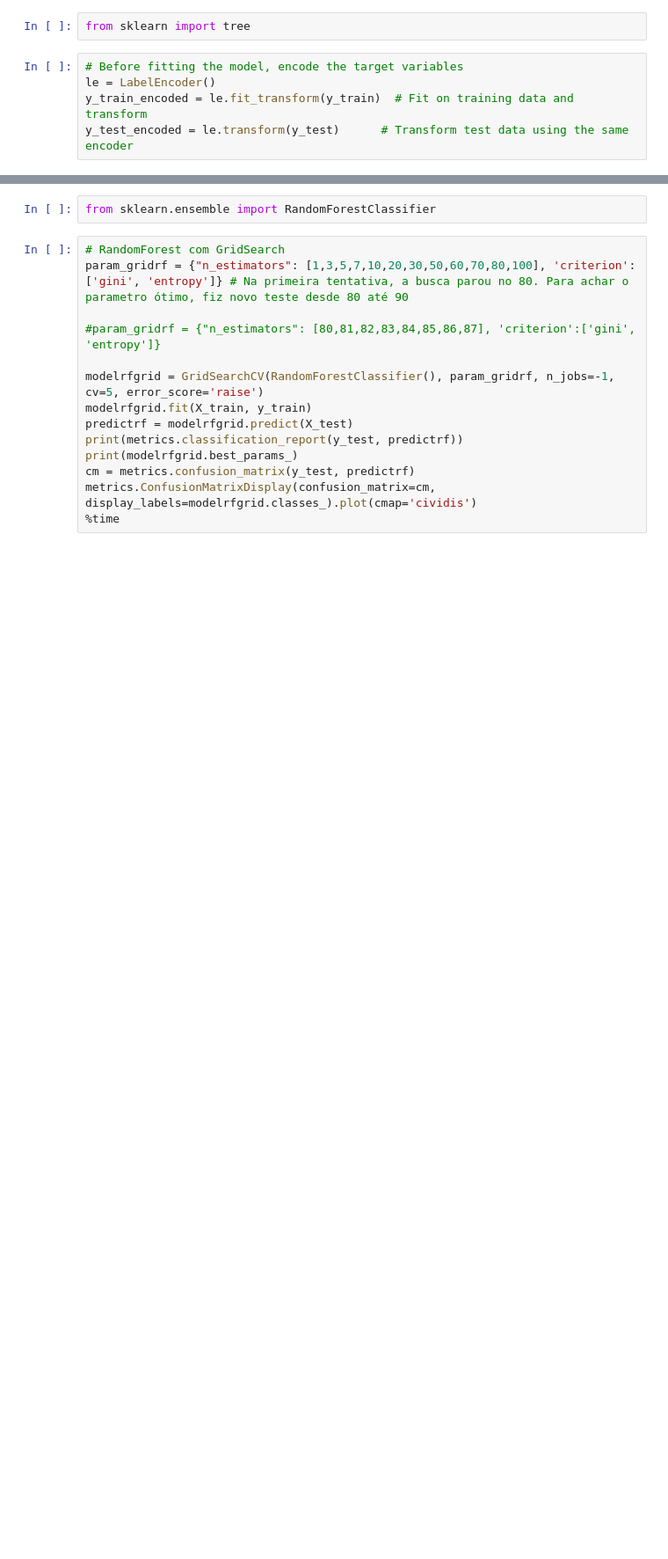
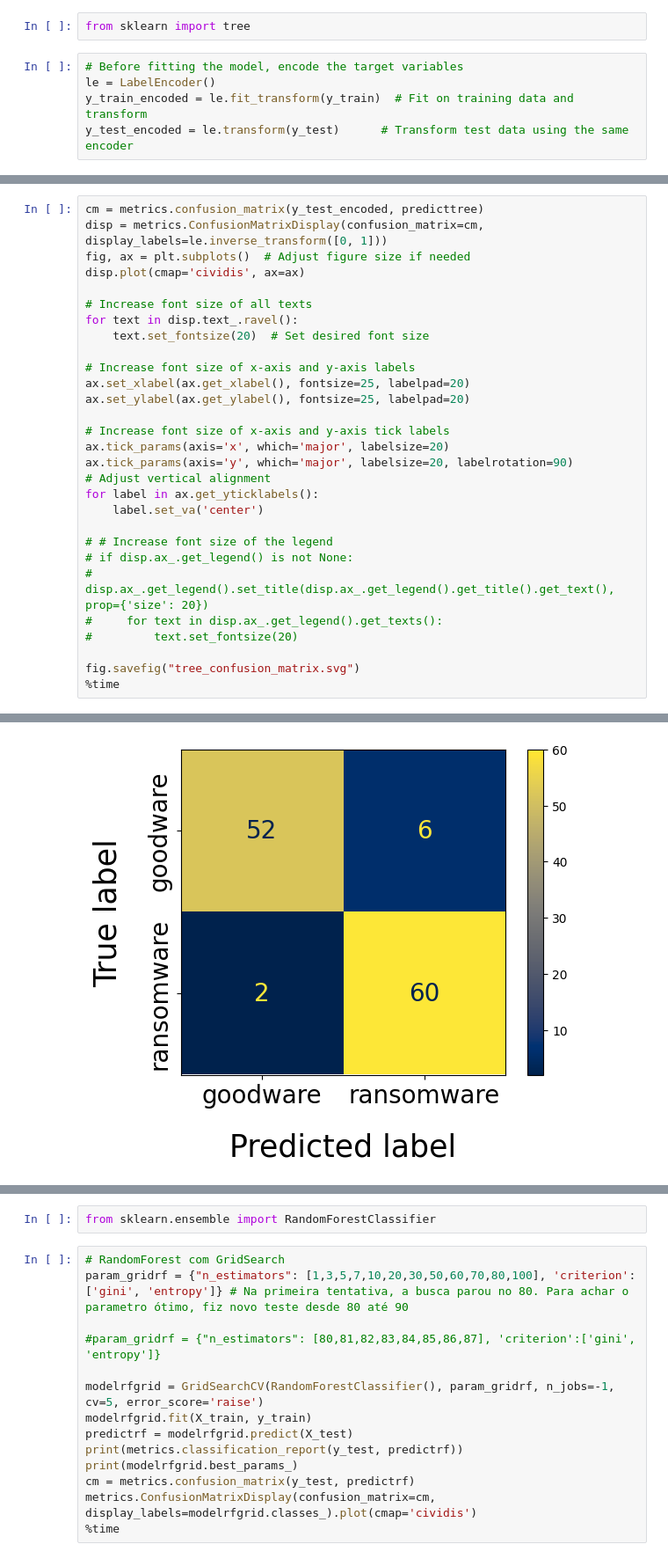
Before and after one commit to hoanganhnguyen1198/gongrsw24, a Jupyter notebook: 5_6_compile_dataset_and_train.ipynb, the cells around one changed output, grey strips where cells are left out. Shown at 88% size. Drawn from its saved outputs; the diff is of its cells as text; blank space fills up the shorter version.

```diff
--- a/5_6_compile_dataset_and_train.ipynb
+++ b/5_6_compile_dataset_and_train.ipynb
@@ -297,0 +318,30 @@ ValueError: y should be a 1d array, got an array of shape () instead.
+# %%
+cm = metrics.confusion_matrix(y_test_encoded, predicttree)
+disp = metrics.ConfusionMatrixDisplay(confusion_matrix=cm, display_labels=le.inverse_transform([0, 1]))
+fig, ax = plt.subplots()  # Adjust figure size if needed
+disp.plot(cmap='cividis', ax=ax)
+
+# Increase font size of all texts
+for text in disp.text_.ravel():
+    text.set_fontsize(20)  # Set desired font size
+
+# Increase font size of x-axis and y-axis labels
+ax.set_xlabel(ax.get_xlabel(), fontsize=25, labelpad=20)
+ax.set_ylabel(ax.get_ylabel(), fontsize=25, labelpad=20)
+
+# Increase font size of x-axis and y-axis tick labels
+ax.tick_params(axis='x', which='major', labelsize=20)
+ax.tick_params(axis='y', which='major', labelsize=20, labelrotation=90)
+# Adjust vertical alignment
+for label in ax.get_yticklabels():
+    label.set_va('center')
+
+# # Increase font size of the legend
+# if disp.ax_.get_legend() is not None:
+#     disp.ax_.get_legend().set_title(disp.ax_.get_legend().get_title().get_text(), prop={'size': 20})
+#     for text in disp.ax_.get_legend().get_texts():
+#         text.set_fontsize(20)
+
+fig.savefig("tree_confusion_matrix.svg")
+%time
+# %% [output]
@@ -298,3 +350,4 @@ ValueError: y should be a 1d array, got an array of shape () instead.
+[figure, added]
 # %%
 # prompt: draw roc curve with the classification results above
 
```
Also changed, not shown: parts of 14 cells of this notebook, 4 other files.
